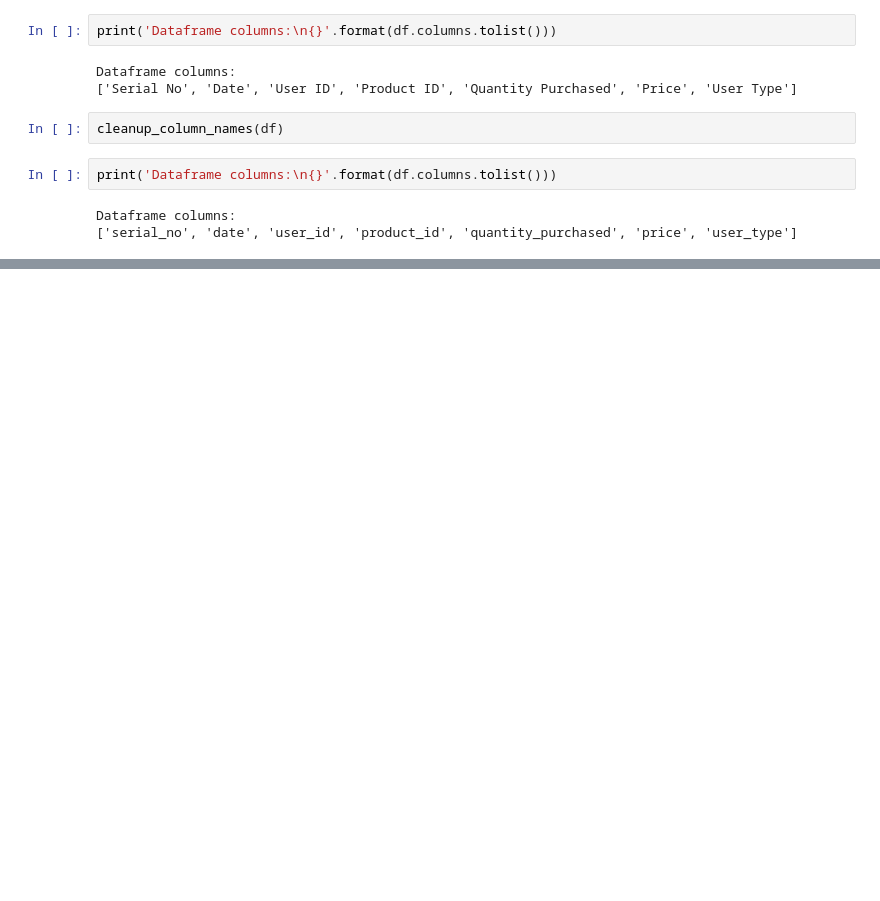
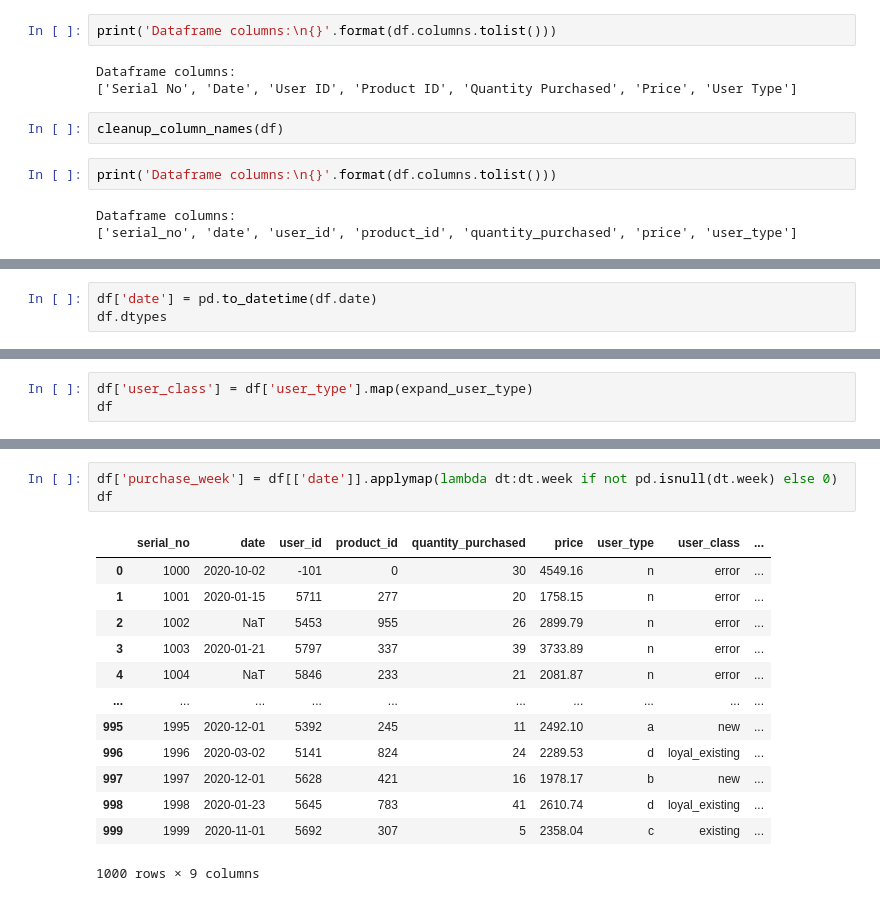
Before and after one commit to EAsencios/DEEP-LEARING, a Jupyter notebook: data_wrangling.ipynb, the cells around one changed output, grey strips where cells are left out. Saved outputs shown, nothing was run; the diff lists cells and outputs as text; blank space fills up the shorter version.

```diff
--- a/data_wrangling.ipynb
+++ b/data_wrangling.ipynb
@@ -293 +293,4 @@ df.tail(-100)
 900 rows × 7 columns
+# %%
+df['date'] = pd.to_datetime(df.date)
+df.dtypes
@@ -293,0 +306,3 @@ df.tail(-100)
+# %%
+df['user_class'] = df['user_type'].map(expand_user_type)
+df
@@ -293,0 +323,17 @@ df.tail(-100)
+# %%
+df['purchase_week'] = df[['date']].applymap(lambda dt:dt.week if not pd.isnull(dt.week) else 0)
+df
+# %% [output]
+|  | serial_no | date | user_id | product_id | quantity_purchased | price | user_type | user_class | ... |
+| 0 | 1000 | 2020-10-02 | -101 | 0 | 30 | 4549.16 | n | error | ... |
+| 1 | 1001 | 2020-01-15 | 5711 | 277 | 20 | 1758.15 | n | error | ... |
+| 2 | 1002 | NaT | 5453 | 955 | 26 | 2899.79 | n | error | ... |
+| 3 | 1003 | 2020-01-21 | 5797 | 337 | 39 | 3733.89 | n | error | ... |
+| 4 | 1004 | NaT | 5846 | 233 | 21 | 2081.87 | n | error | ... |
+| ... | ... | ... | ... | ... | ... | ... | ... | ... | ... |
+| 995 | 1995 | 2020-12-01 | 5392 | 245 | 11 | 2492.10 | a | new | ... |
+| 996 | 1996 | 2020-03-02 | 5141 | 824 | 24 | 2289.53 | d | loyal_existing | ... |
+| 997 | 1997 | 2020-12-01 | 5628 | 421 | 16 | 1978.17 | b | new | ... |
+| 998 | 1998 | 2020-01-23 | 5645 | 783 | 41 | 2610.74 | d | loyal_existing | ... |
+| 999 | 1999 | 2020-11-01 | 5692 | 307 | 5 | 2358.04 | c | existing | ... |
+1000 rows × 9 columns
```
Also changed, not shown: parts of 16 cells of this notebook.
